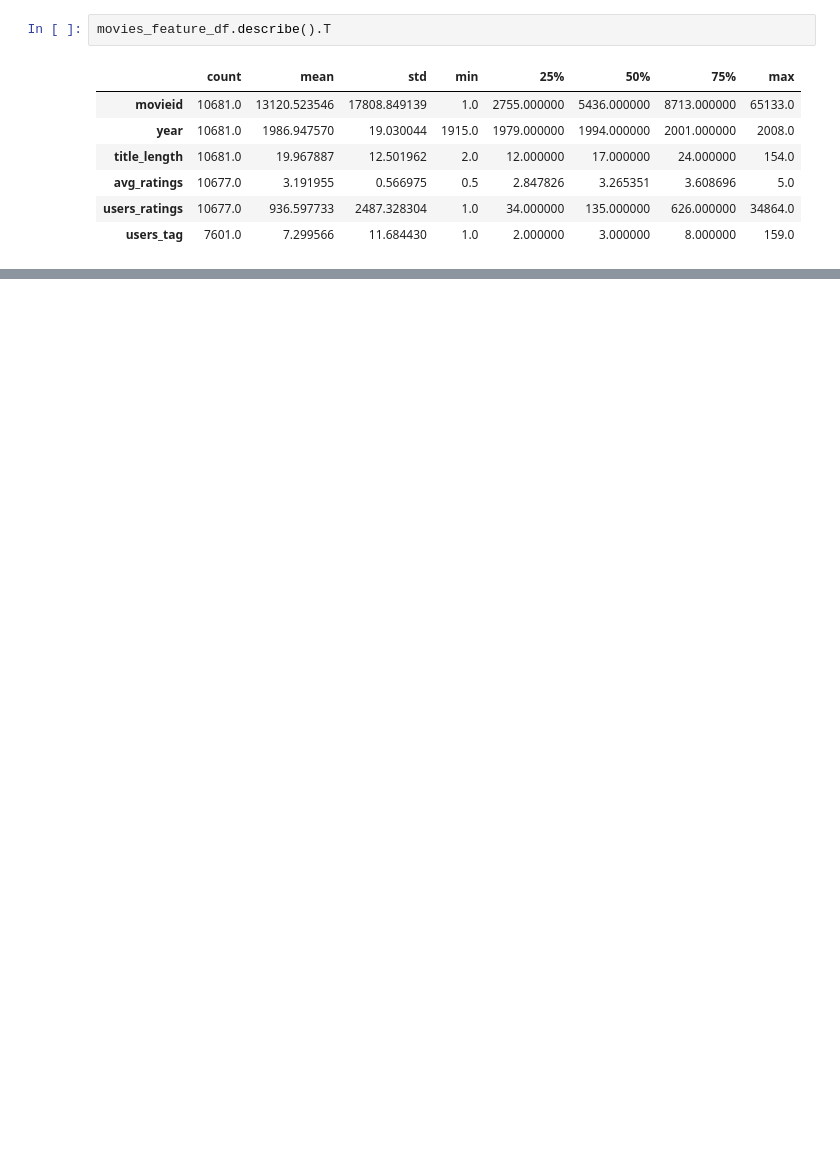
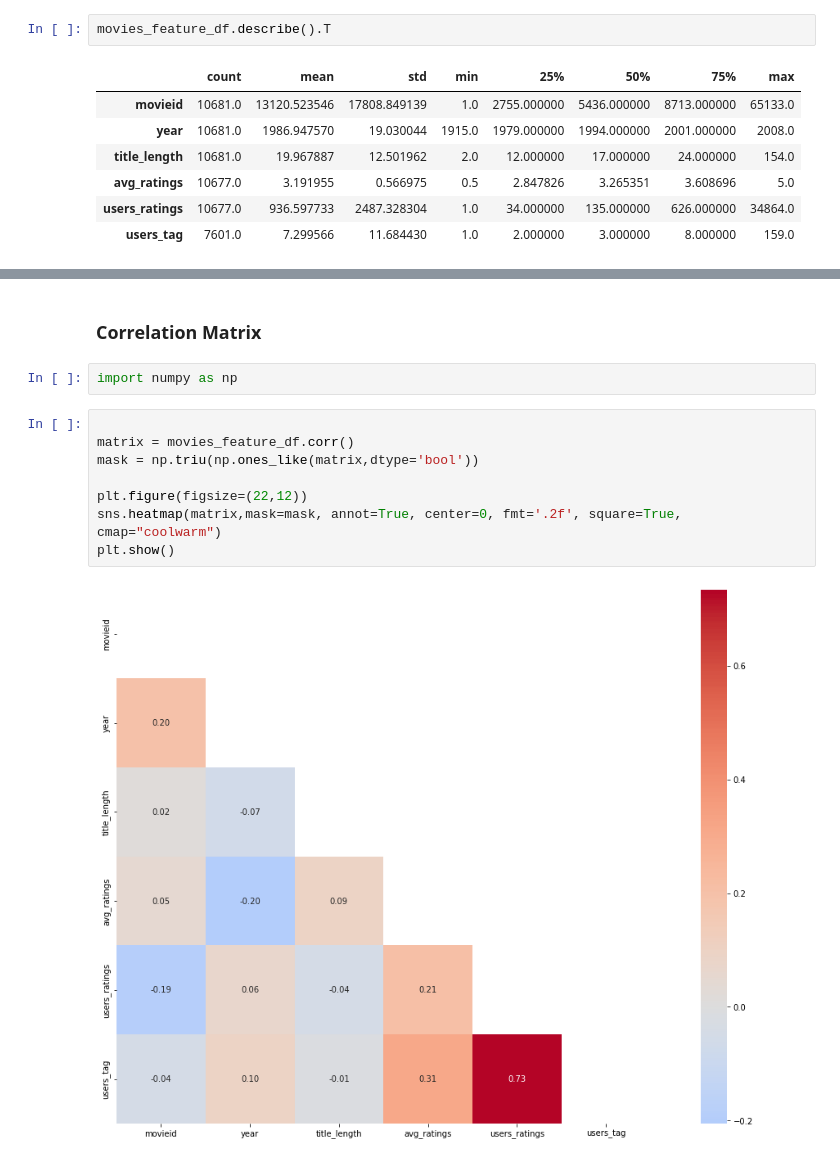
Before and after one commit to camilocbarrera/rs-project, a Jupyter notebook: preprocessing_data.ipynb, the cells around one changed output, grey strips where cells are left out. Saved outputs shown, nothing was run; the diff lists cells and outputs as text; blank space fills up the shorter version.

```diff
--- a/preprocessing_data.ipynb
+++ b/preprocessing_data.ipynb
@@ -229,0 +265,14 @@ movies_feature_df.describe().T
+# %% [markdown]
+### Correlation Matrix
+# %%
+import numpy as np
+# %%
+
+matrix = movies_feature_df.corr()
+mask = np.triu(np.ones_like(matrix,dtype='bool'))
+
+plt.figure(figsize=(22,12))
+sns.heatmap(matrix,mask=mask, annot=True, center=0, fmt='.2f', square=True, cmap="coolwarm")
+plt.show()
+# %% [output]
+[figure, added]
```
Also changed, not shown: parts of 7 cells of this notebook.
